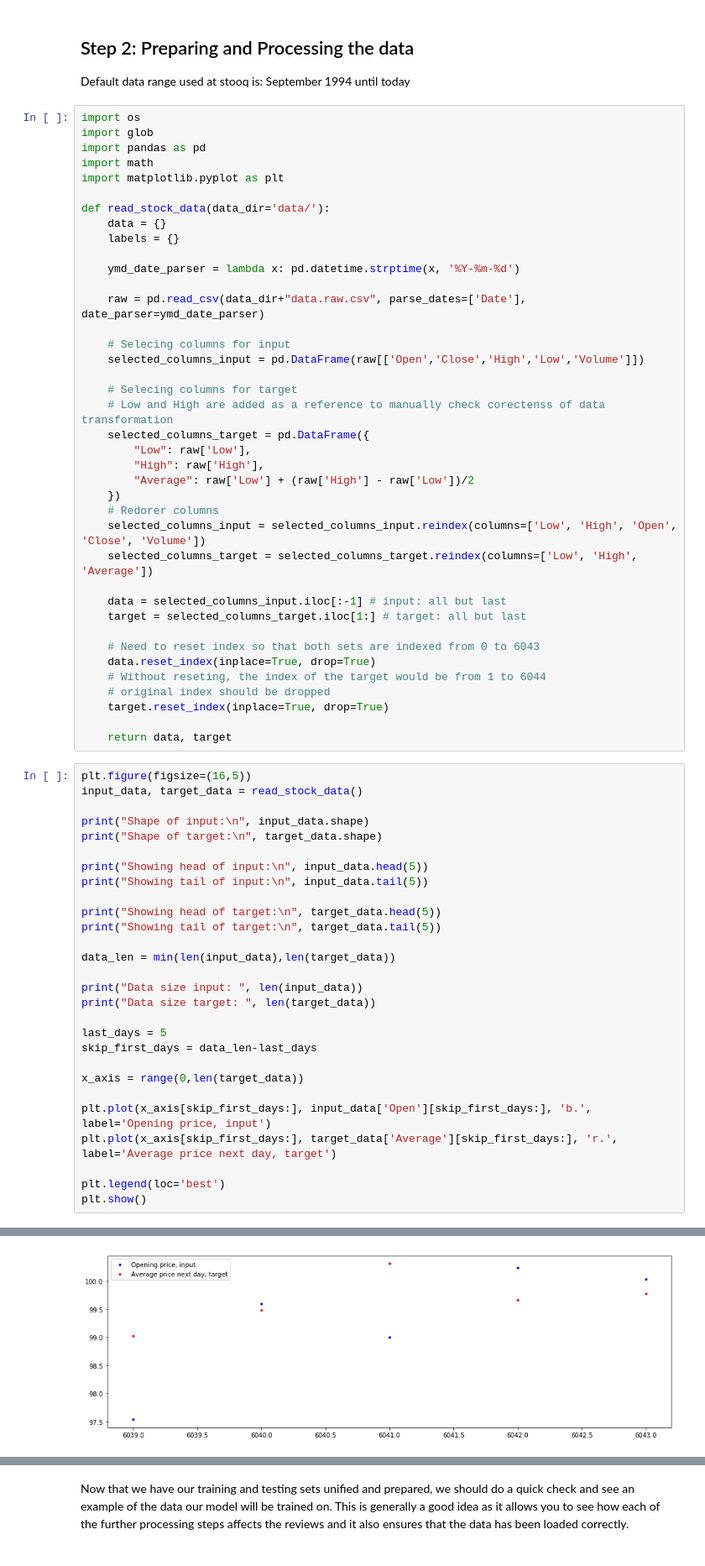
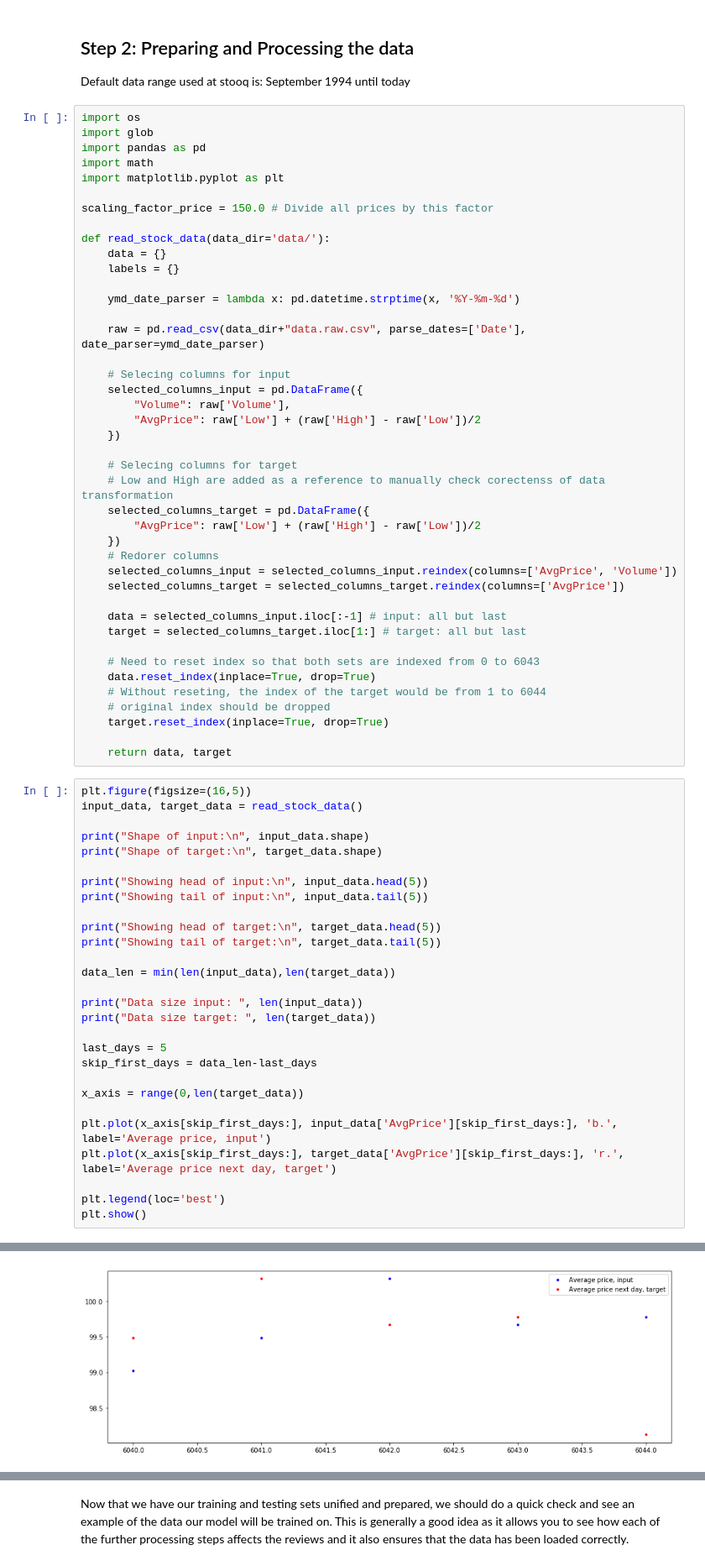
Before and after one commit to vikin91/stock-predictor-deep-learning-dojo, a Jupyter notebook: dojo-workbook-draft1.ipynb, the cells around one changed output, grey strips where cells are left out. Shown: that part at 84% size. Saved outputs shown, nothing was run; the diff lists cells and outputs as text.

```diff
--- a/dojo-workbook-draft1.ipynb
+++ b/dojo-workbook-draft1.ipynb
@@ -51,6 +51,8 @@ import glob
 import pandas as pd
 import math
 import matplotlib.pyplot as plt
+
+scaling_factor_price = 150.0 # Divide all prices by this factor
 
 def read_stock_data(data_dir='data/'):
     data = {}
@@ -61,18 +63,19 @@ def read_stock_data(data_dir='data/'):
     raw = pd.read_csv(data_dir+"data.raw.csv", parse_dates=['Date'], date_parser=ymd_date_parser)
 
     # Selecing columns for input
-    selected_columns_input = pd.DataFrame(raw[['Open','Close','High','Low','Volume']])
+    selected_columns_input = pd.DataFrame({
+        "Volume": raw['Volume'],
+        "AvgPrice": raw['Low'] + (raw['High'] - raw['Low'])/2
+    })
 
     # Selecing columns for target
     # Low and High are added as a reference to manually check corectenss of data transformation
     selected_columns_target = pd.DataFrame({
-        "Low": raw['Low'],
-        "High": raw['High'],
-        "Average": raw['Low'] + (raw['High'] - raw['Low'])/2
+        "AvgPrice": raw['Low'] + (raw['High'] - raw['Low'])/2
     })
     # Redorer columns
-    selected_columns_input = selected_columns_input.reindex(columns=['Low', 'High', 'Open', 'Close', 'Volume'])
-    selected_columns_target = selected_columns_target.reindex(columns=['Low', 'High', 'Average'])
+    selected_columns_input = selected_columns_input.reindex(columns=['AvgPrice', 'Volume'])
+    selected_columns_target = selected_columns_target.reindex(columns=['AvgPrice'])
 
     data = selected_columns_input.iloc[:-1] # input: all but last
     target = selected_columns_target.iloc[1:] # target: all but last
@@ -107,8 +110,8 @@ skip_first_days = data_len-last_days
 
 x_axis = range(0,len(target_data))
 
-plt.plot(x_axis[skip_first_days:], input_data['Open'][skip_first_days:], 'b.', label='Opening price, input')
-plt.plot(x_axis[skip_first_days:], target_data['Average'][skip_first_days:], 'r.', label='Average price next day, target')
+plt.plot(x_axis[skip_first_days:], input_data['AvgPrice'][skip_first_days:], 'b.', label='Average price, input')
+plt.plot(x_axis[skip_first_days:], target_data['AvgPrice'][skip_first_days:], 'r.', label='Average price next day, target')
 
 plt.legend(loc='best')
 plt.show()
@@ -133 +136 @@ Data size target:  6044
-[figure, old version]
+[figure, new version]
```
Also changed, not shown: parts of 16 cells of this notebook, 4 other files.
